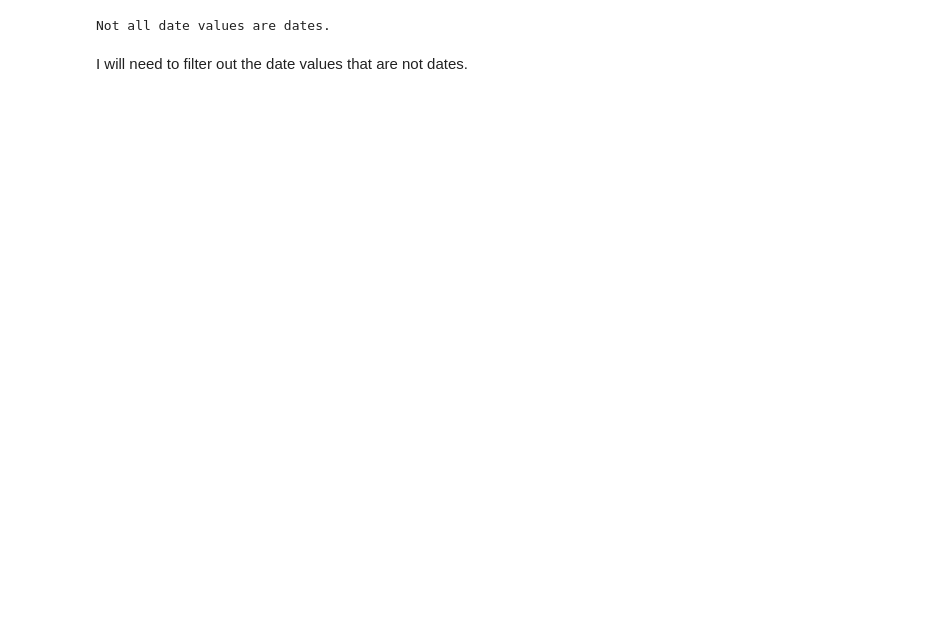
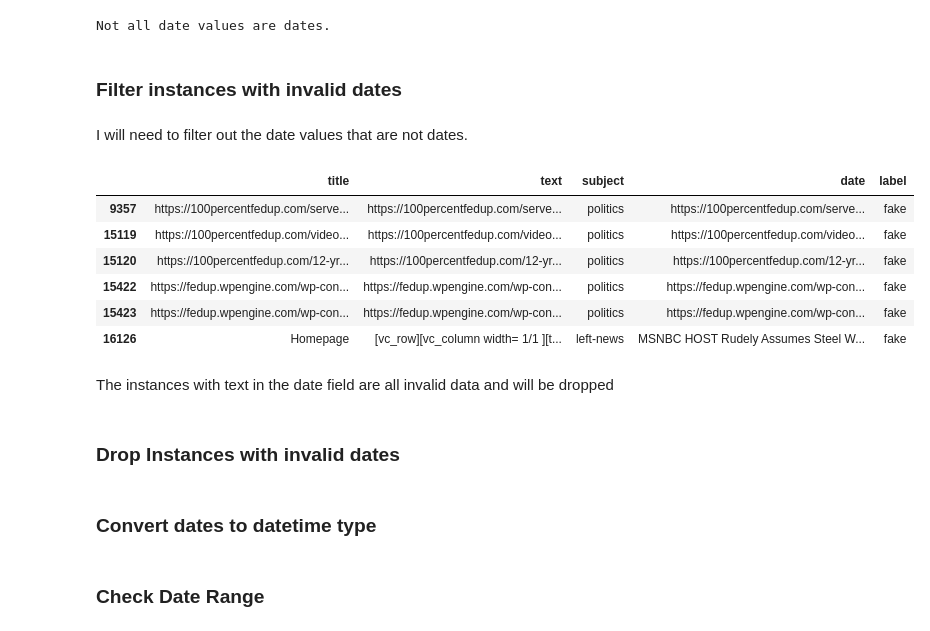
Before and after one commit to merb92/fake-news-classification, a Jupyter notebook: notebooks/eda.ipynb, the cells around one changed output. Cells and saved outputs as stored; diff of their text form; code cells hidden in the pictures; blank space fills up the shorter version.

```diff
--- a/notebooks/eda.ipynb
+++ b/notebooks/eda.ipynb
@@ -334,5 +360,7 @@ except ValueError:
     print('Not all date values are dates.')
 # %% [output]
 Not all date values are dates.
+# %% [markdown]
+### Filter instances with invalid dates
 # %% [markdown]
 I will need to filter out the date values that are not dates.
@@ -338,0 +383,14 @@ I will need to filter out the date values that are not dates.
+# %%
+df_bad_dates
+# %% [output]
+|  | title | text | subject | date | label |
+| 9357 | https://100percentfedup.com/serve... | https://100percentfedup.com/serve... | politics | https://100percentfedup.com/serve... | fake |
+| 15119 | https://100percentfedup.com/video... | https://100percentfedup.com/video... | politics | https://100percentfedup.com/video... | fake |
+| 15120 | https://100percentfedup.com/12-yr... | https://100percentfedup.com/12-yr... | politics | https://100percentfedup.com/12-yr... | fake |
+| 15422 | https://fedup.wpengine.com/wp-con... | https://fedup.wpengine.com/wp-con... | politics | https://fedup.wpengine.com/wp-con... | fake |
+| 15423 | https://fedup.wpengine.com/wp-con... | https://fedup.wpengine.com/wp-con... | politics | https://fedup.wpengine.com/wp-con... | fake |
+| 16126 | Homepage | [vc_row][vc_column width= 1/1 ][t... | left-news | MSNBC HOST Rudely Assumes Steel W... | fake |
+# %% [markdown]
+The instances with text in the date field are all invalid data and will be dropped
+# %% [markdown]
+### Drop Instances with invalid dates
@@ -338,0 +399,2 @@ I will need to filter out the date values that are not dates.
+# %% [markdown]
+### Convert dates to datetime type
@@ -338,0 +406,2 @@ I will need to filter out the date values that are not dates.
+# %% [markdown]
+### Check Date Range
```
Also changed, not shown: parts of 23 cells of this notebook.
